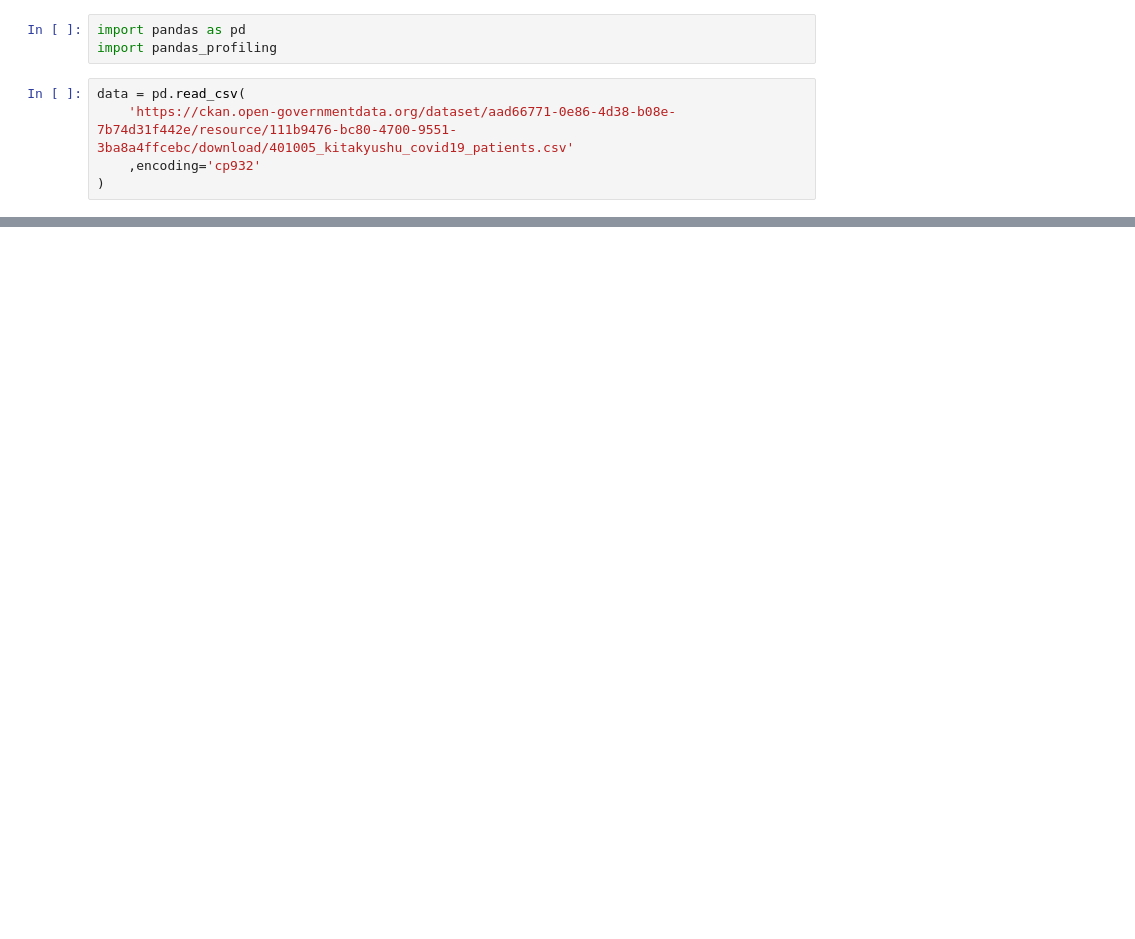
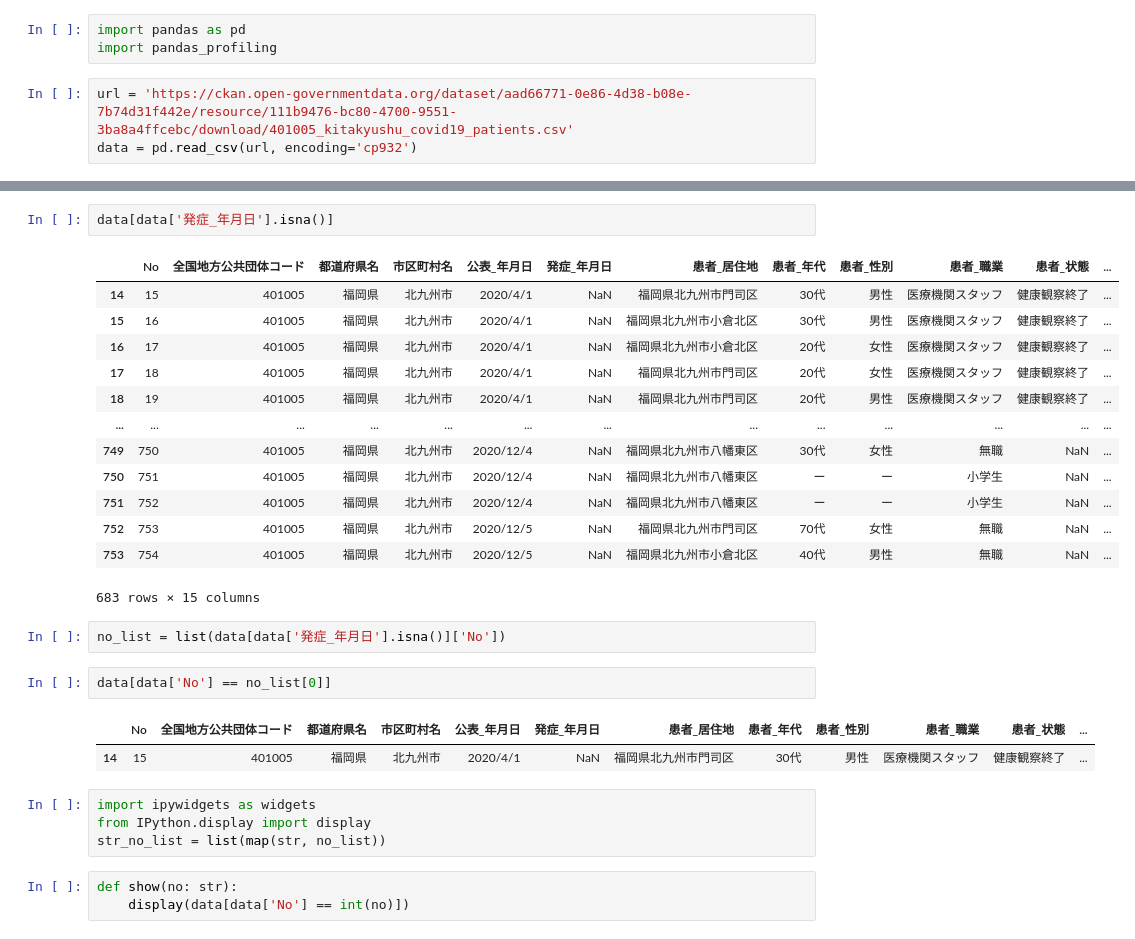
Before and after one commit to yujikawa/data_validation, a Jupyter notebook: sample.ipynb, the cells around one changed output, grey strips where cells are left out. Drawn from its saved outputs; the diff is of its cells as text; blank space fills up the shorter version.

Commit message:
add ipywidgets

```diff
--- a/sample.ipynb
+++ b/sample.ipynb
@@ -2,7 +2,5 @@
 import pandas as pd
 import pandas_profiling
 # %%
-data = pd.read_csv(
-    'https://ckan.open-governmentdata.org/dataset/aad66771-0e86-4d38-b08e-7b74d31f442e/resource/111b9476-bc80-4700-9551-3ba8a4ffcebc/download/401005_kitakyushu_covid19_patients.csv'
-    ,encoding='cp932'
-)
+url = 'https://ckan.open-governmentdata.org/dataset/aad66771-0e86-4d38-b08e-7b74d31f442e/resource/111b9476-bc80-4700-9551-3ba8a4ffcebc/download/401005_kitakyushu_covid19_patients.csv'
+data = pd.read_csv(url, encoding='cp932')
@@ -24,3 +40,33 @@ profile_report(**kwargs) -> pandas_profiling.profile_report.ProfileReport method
 data.profile_report(correlations=None, interactions=None)
 # %% [output]
 [interactive output not drawn]
+# %%
+data[data['発症_年月日'].isna()]
+# %% [output]
+|  | No | 全国地方公共団体コード | 都道府県名 | 市区町村名 | 公表_年月日 | 発症_年月日 | 患者_居住地 | 患者_年代 | 患者_性別 | 患者_職業 | 患者_状態 | ... |
+| 14 | 15 | 401005 | 福岡県 | 北九州市 | 2020/4/1 | NaN | 福岡県北九州市門司区 | 30代 | 男性 | 医療機関スタッフ | 健康観察終了 | ... |
+| 15 | 16 | 401005 | 福岡県 | 北九州市 | 2020/4/1 | NaN | 福岡県北九州市小倉北区 | 30代 | 男性 | 医療機関スタッフ | 健康観察終了 | ... |
+| 16 | 17 | 401005 | 福岡県 | 北九州市 | 2020/4/1 | NaN | 福岡県北九州市小倉北区 | 20代 | 女性 | 医療機関スタッフ | 健康観察終了 | ... |
+| 17 | 18 | 401005 | 福岡県 | 北九州市 | 2020/4/1 | NaN | 福岡県北九州市門司区 | 20代 | 女性 | 医療機関スタッフ | 健康観察終了 | ... |
+| 18 | 19 | 401005 | 福岡県 | 北九州市 | 2020/4/1 | NaN | 福岡県北九州市門司区 | 20代 | 男性 | 医療機関スタッフ | 健康観察終了 | ... |
+| ... | ... | ... | ... | ... | ... | ... | ... | ... | ... | ... | ... | ... |
+| 749 | 750 | 401005 | 福岡県 | 北九州市 | 2020/12/4 | NaN | 福岡県北九州市八幡東区 | 30代 | 女性 | 無職 | NaN | ... |
+| 750 | 751 | 401005 | 福岡県 | 北九州市 | 2020/12/4 | NaN | 福岡県北九州市八幡東区 | ー | ー | 小学生 | NaN | ... |
+| 751 | 752 | 401005 | 福岡県 | 北九州市 | 2020/12/4 | NaN | 福岡県北九州市八幡東区 | ー | ー | 小学生 | NaN | ... |
+| 752 | 753 | 401005 | 福岡県 | 北九州市 | 2020/12/5 | NaN | 福岡県北九州市門司区 | 70代 | 女性 | 無職 | NaN | ... |
+| 753 | 754 | 401005 | 福岡県 | 北九州市 | 2020/12/5 | NaN | 福岡県北九州市小倉北区 | 40代 | 男性 | 無職 | NaN | ... |
+683 rows × 15 columns
+# %%
+no_list = list(data[data['発症_年月日'].isna()]['No'])
+# %%
+data[data['No'] == no_list[0]]
+# %% [output]
+|  | No | 全国地方公共団体コード | 都道府県名 | 市区町村名 | 公表_年月日 | 発症_年月日 | 患者_居住地 | 患者_年代 | 患者_性別 | 患者_職業 | 患者_状態 | ... |
+| 14 | 15 | 401005 | 福岡県 | 北九州市 | 2020/4/1 | NaN | 福岡県北九州市門司区 | 30代 | 男性 | 医療機関スタッフ | 健康観察終了 | ... |
+# %%
+import ipywidgets as widgets
+from IPython.display import display
+str_no_list = list(map(str, no_list))
+# %%
+def show(no: str):
+    display(data[data['No'] == int(no)])
```
Also changed, not shown: parts of 4 cells of this notebook.
